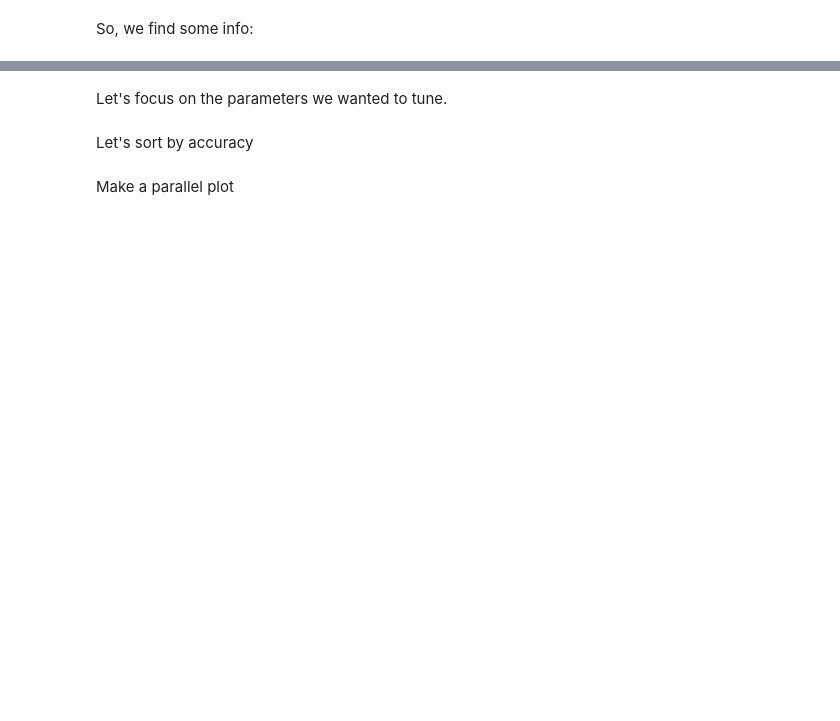
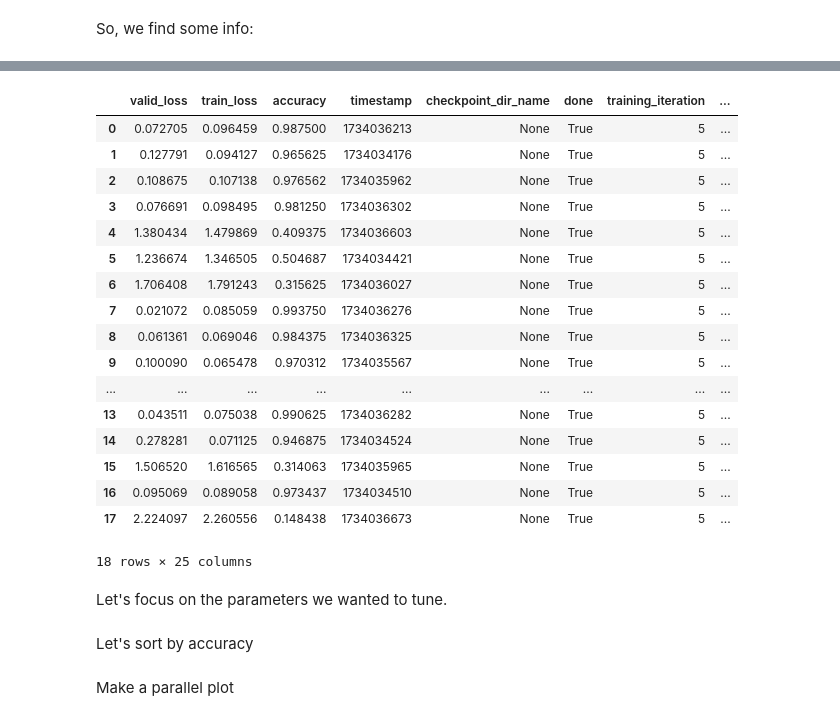
Before and after one commit to FP-byte/MADS-MachineLearning-FP, a Jupyter notebook: dev/notebooks/4_tuning_networks/03_ray.ipynb, the cells around one changed output, grey strips where cells are left out. Saved outputs shown, nothing was run; the diff lists cells and outputs as text; code cells hidden in the pictures; blank space fills up the shorter version.

```diff
--- a/dev/notebooks/4_tuning_networks/03_ray.ipynb
+++ b/dev/notebooks/4_tuning_networks/03_ray.ipynb
@@ -33,3 +69,24 @@ analysis.results_df.columns
+# %%
+analysis.dataframe()
+# %% [output]
+|  | valid_loss | train_loss | accuracy | timestamp | checkpoint_dir_name | done | training_iteration | ... |
+| 0 | 0.072705 | 0.096459 | 0.987500 | 1734036213 | None | True | 5 | ... |
+| 1 | 0.127791 | 0.094127 | 0.965625 | 1734034176 | None | True | 5 | ... |
+| 2 | 0.108675 | 0.107138 | 0.976562 | 1734035962 | None | True | 5 | ... |
+| 3 | 0.076691 | 0.098495 | 0.981250 | 1734036302 | None | True | 5 | ... |
+| 4 | 1.380434 | 1.479869 | 0.409375 | 1734036603 | None | True | 5 | ... |
+| 5 | 1.236674 | 1.346505 | 0.504687 | 1734034421 | None | True | 5 | ... |
+| 6 | 1.706408 | 1.791243 | 0.315625 | 1734036027 | None | True | 5 | ... |
+| 7 | 0.021072 | 0.085059 | 0.993750 | 1734036276 | None | True | 5 | ... |
+| 8 | 0.061361 | 0.069046 | 0.984375 | 1734036325 | None | True | 5 | ... |
+| 9 | 0.100090 | 0.065478 | 0.970312 | 1734035567 | None | True | 5 | ... |
+| ... | ... | ... | ... | ... | ... | ... | ... | ... |
+| 13 | 0.043511 | 0.075038 | 0.990625 | 1734036282 | None | True | 5 | ... |
+| 14 | 0.278281 | 0.071125 | 0.946875 | 1734034524 | None | True | 5 | ... |
+| 15 | 1.506520 | 1.616565 | 0.314063 | 1734035965 | None | True | 5 | ... |
+| 16 | 0.095069 | 0.089058 | 0.973437 | 1734034510 | None | True | 5 | ... |
+| 17 | 2.224097 | 2.260556 | 0.148438 | 1734036673 | None | True | 5 | ... |
+18 rows × 25 columns
 # %% [markdown]
 Let's focus on the parameters we wanted to tune.
 # %%
```
Also changed, not shown: parts of 13 cells of this notebook, 15 other files.
